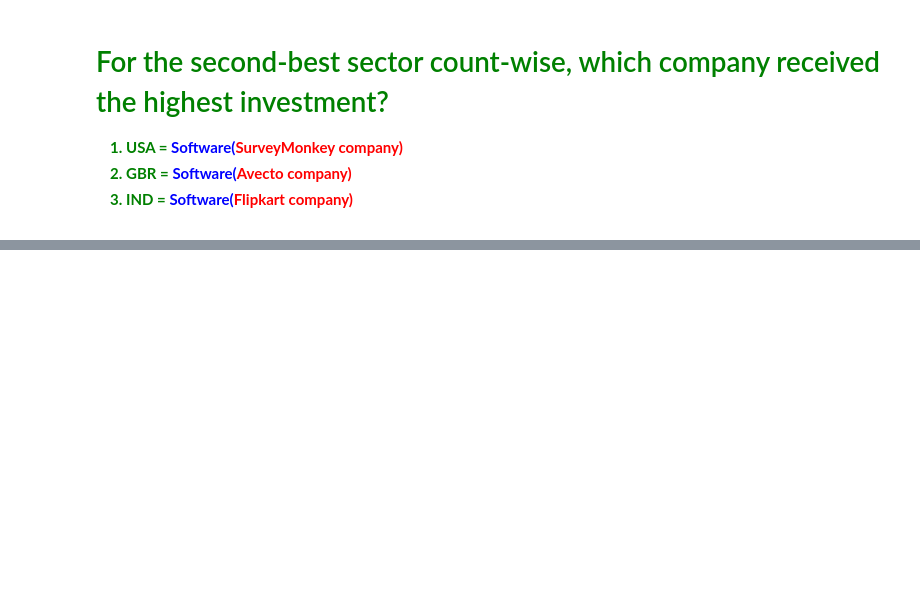
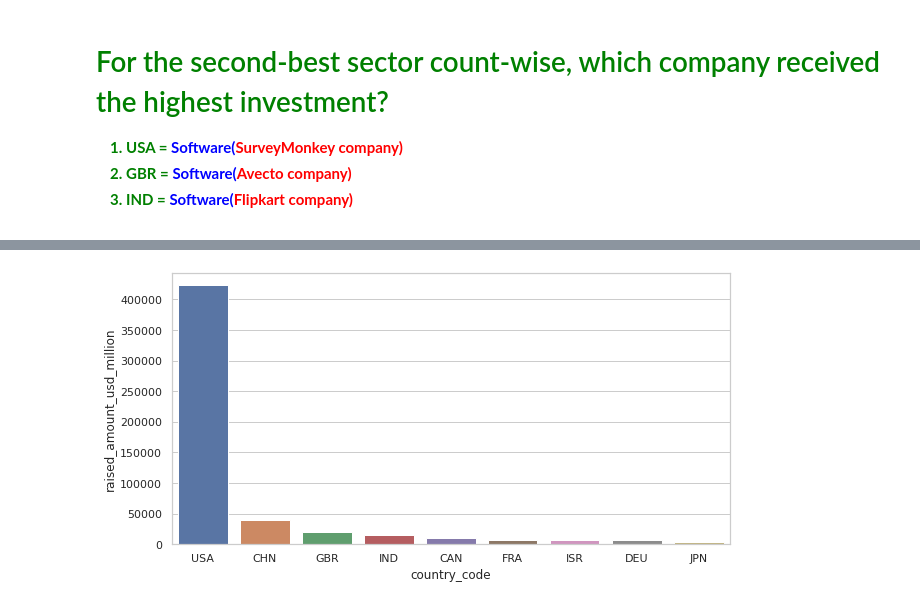
Before and after one commit to teerapat1739/multipurpose-jupyter-notebook, a Jupyter notebook: notebooks/Investment Assignment.ipynb, the cells around one changed output, grey strips where cells are left out. Saved outputs shown, nothing was run; the diff lists cells and outputs as text; code cells hidden in the pictures; blank space fills up the shorter version.

```diff
--- a/notebooks/Investment Assignment.ipynb
+++ b/notebooks/Investment Assignment.ipynb
@@ -942,0 +1009,9 @@ df_second_sector_usa.sort_values(by=['raised_amount_usd_million'], ascending=Fal
+# %%
+plt.figure(figsize=(10,5))
+def xxx(x):
+    print(x['raised_amount_usd_million'])
+
+sns.barplot(data=df_top9, x="country_code", y="raised_amount_usd_million")
+plt.show()
+# %% [output]
+[figure, added]
```
Also changed, not shown: parts of 23 cells of this notebook.
